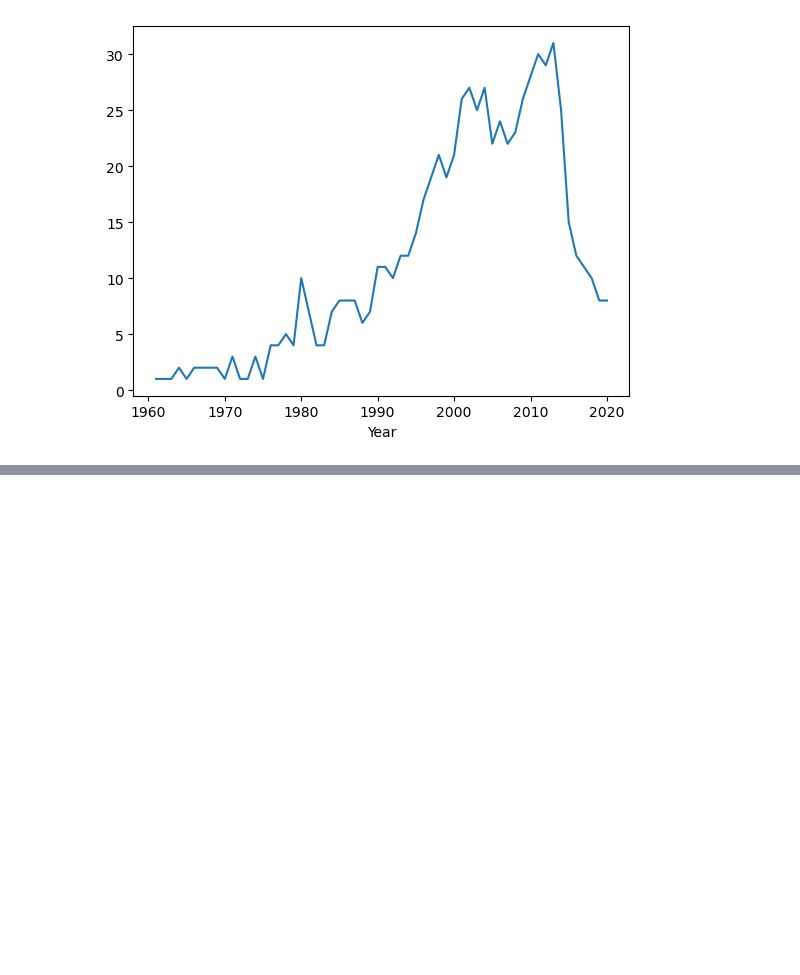
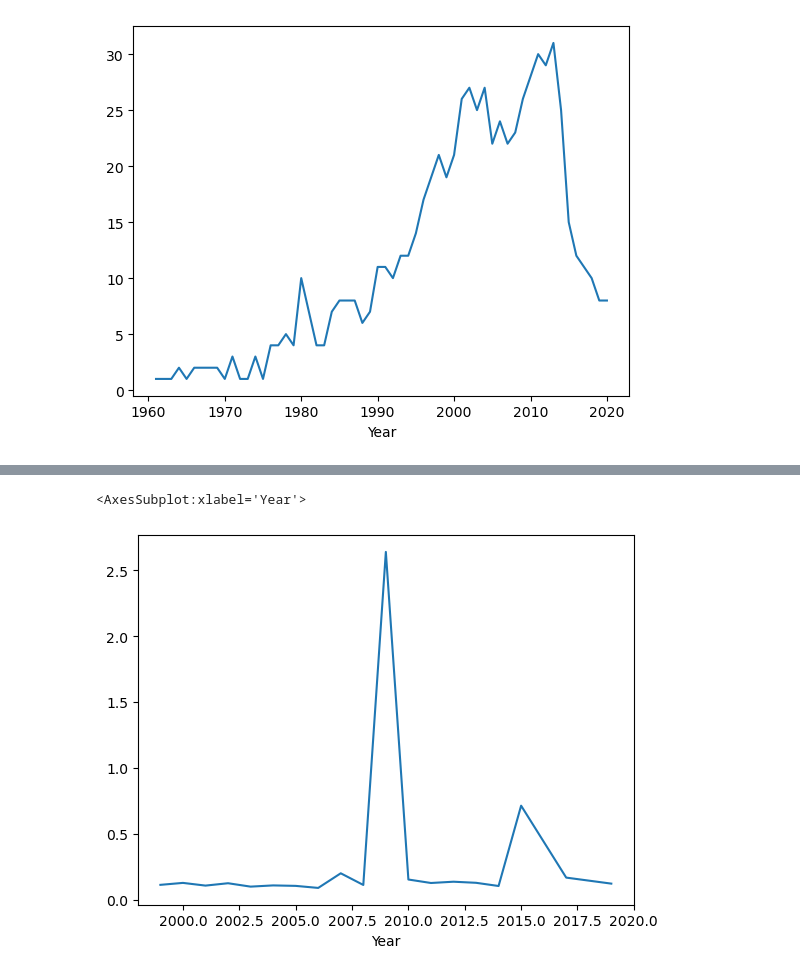
Before and after one commit to Domgraz/Lego_EDA, a Jupyter notebook: Lego_eda.ipynb, the cells around one changed output, grey strips where cells are left out. Drawn from its saved outputs; the diff is of its cells as text; code cells hidden in the pictures; blank space fills up the shorter version.

```diff
--- a/Lego_eda.ipynb
+++ b/Lego_eda.ipynb
@@ -142,3 +126,6 @@ year_theme_df.plot()
 # %% [output]
 <AxesSubplot:xlabel='Year'>
 [figure]
+# %%
+sw_df = df[df['Theme'] == 'Star Wars']
+sw_df.tail(50)
@@ -144,0 +194,3 @@ year_theme_df.plot()
+# %%
+sw_gb_df = sw_df.groupby('Year')['Price_Per_Piece'].mean()
+sw_gb_df
@@ -144,0 +215,5 @@ year_theme_df.plot()
+# %%
+sw_gb_df.plot()
+# %% [output]
+<AxesSubplot:xlabel='Year'>
+[figure, added]
```
Also changed, not shown: parts of 6 cells of this notebook.
